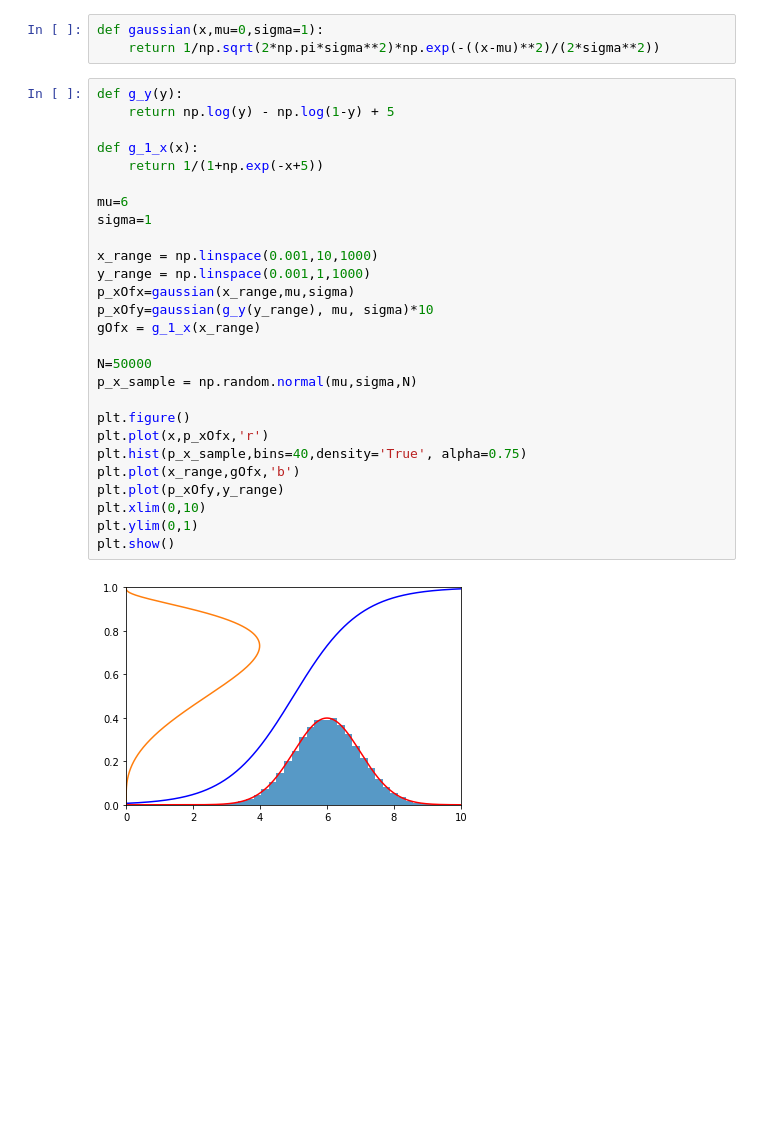
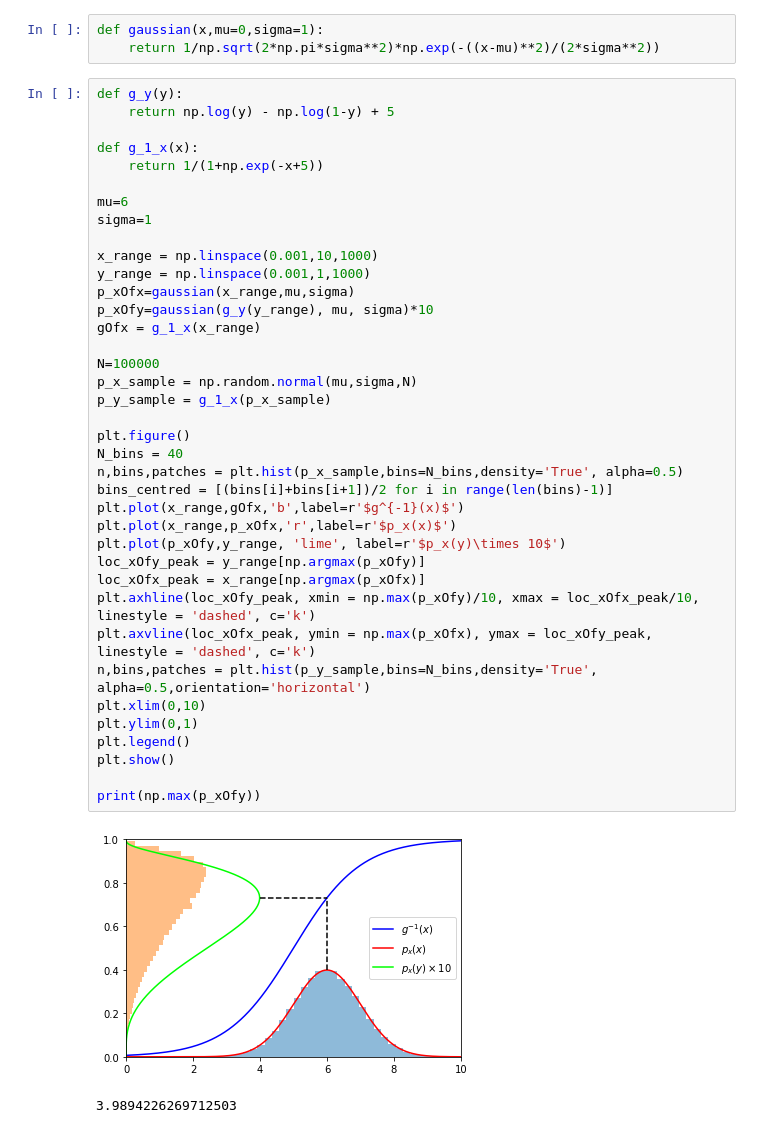
Before and after one commit to MBates92/PRML-Walkthrough, a Jupyter notebook: Chapter 1.ipynb, the cells around one changed output. Cells and saved outputs as stored; diff of their text form; blank space fills up the shorter version.

```diff
--- a/Chapter 1.ipynb
+++ b/Chapter 1.ipynb
@@ -577,29 +577,41 @@ def gaussian(x,mu=0,sigma=1):
 # %%
 def g_y(y):
     return np.log(y) - np.log(1-y) + 5
 
 def g_1_x(x):
     return 1/(1+np.exp(-x+5))
 
 mu=6
 sigma=1
 
 x_range = np.linspace(0.001,10,1000)
 y_range = np.linspace(0.001,1,1000)
 p_xOfx=gaussian(x_range,mu,sigma)
 p_xOfy=gaussian(g_y(y_range), mu, sigma)*10
 gOfx = g_1_x(x_range)
 
-N=50000
+N=100000
 p_x_sample = np.random.normal(mu,sigma,N)
+p_y_sample = g_1_x(p_x_sample)
 
 plt.figure()
-plt.plot(x,p_xOfx,'r')
-plt.hist(p_x_sample,bins=40,density='True', alpha=0.75)
-plt.plot(x_range,gOfx,'b')
-plt.plot(p_xOfy,y_range)
+N_bins = 40
+n,bins,patches = plt.hist(p_x_sample,bins=N_bins,density='True', alpha=0.5)
+bins_centred = [(bins[i]+bins[i+1])/2 for i in range(len(bins)-1)]
+plt.plot(x_range,gOfx,'b',label=r'$g^{-1}(x)$')
+plt.plot(x_range,p_xOfx,'r',label=r'$p_x(x)$')
+plt.plot(p_xOfy,y_range, 'lime', label=r'$p_x(y)\times 10$')
+loc_xOfy_peak = y_range[np.argmax(p_xOfy)]
+loc_xOfx_peak = x_range[np.argmax(p_xOfx)]
+plt.axhline(loc_xOfy_peak, xmin = np.max(p_xOfy)/10, xmax = loc_xOfx_peak/10, linestyle = 'dashed', c='k')
+plt.axvline(loc_xOfx_peak, ymin = np.max(p_xOfx), ymax = loc_xOfy_peak, linestyle = 'dashed', c='k')
+n,bins,patches = plt.hist(p_y_sample,bins=N_bins,density='True', alpha=0.5,orientation='horizontal')
 plt.xlim(0,10)
 plt.ylim(0,1)
+plt.legend()
 plt.show()
+
+print(np.max(p_xOfy))
 # %% [output]
-[figure, old version]
+[figure, new version]
+3.9894226269712503
```
Also changed, not shown: parts of 10 cells of this notebook.
